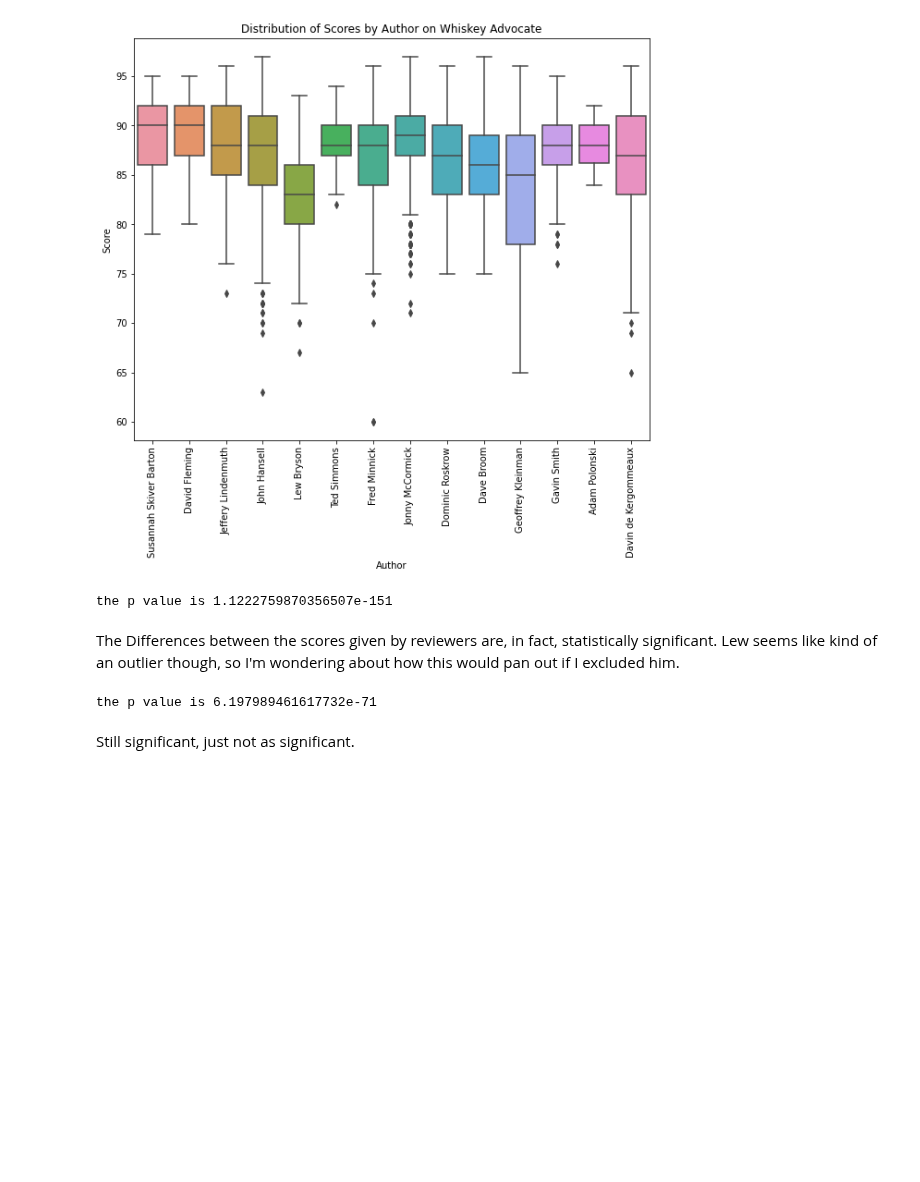
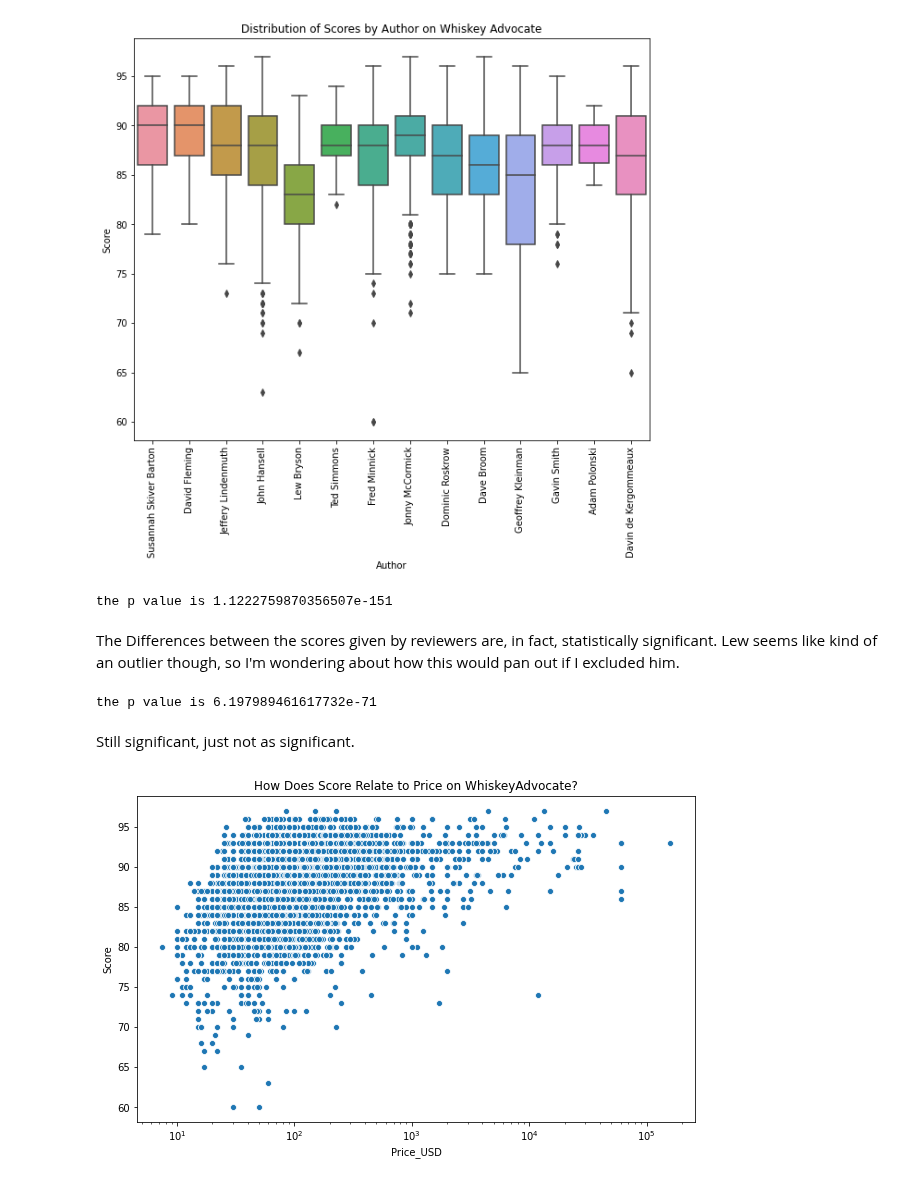
Before and after one commit to gspahlin/WhiskyAdvocate_ETL, a Jupyter notebook: whiskey_explore_and_clean.ipynb, the cells around one changed output. Drawn from its saved outputs; the diff is of its cells as text; code cells hidden in the pictures; blank space fills up the shorter version.

Commit message:
added analysis of score vs. price

```diff
--- a/whiskey_explore_and_clean.ipynb
+++ b/whiskey_explore_and_clean.ipynb
@@ -266,3 +266,16 @@ print(f'the p value is {rev_p}')
 the p value is 6.197989461617732e-71
 # %% [markdown]
 Still significant, just not as significant.
+# %%
+#How does score relate to price across the database?
+wpdf = whis_df[['Price_USD', 'Score']].copy()
+
+
+plt.figure(figsize = (10, 6))
+plt.axes(xscale = 'log')
+sns.scatterplot(x = whis_df['Price_USD'], y = whis_df['Score'])
+
+plt.title('How Does Score Relate to Price on WhiskeyAdvocate?')
+plt.show()
+# %% [output]
+[figure, added]
```
Also changed, not shown: parts of 5 cells of this notebook.
